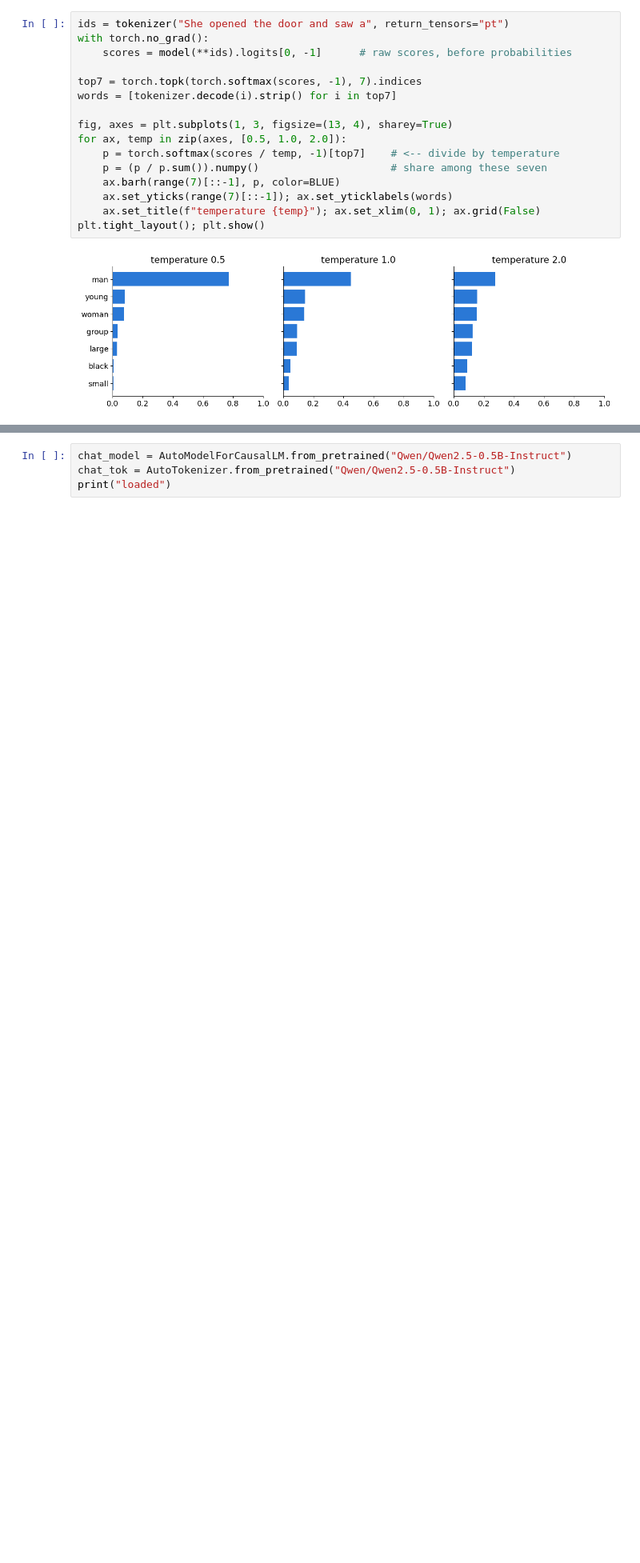
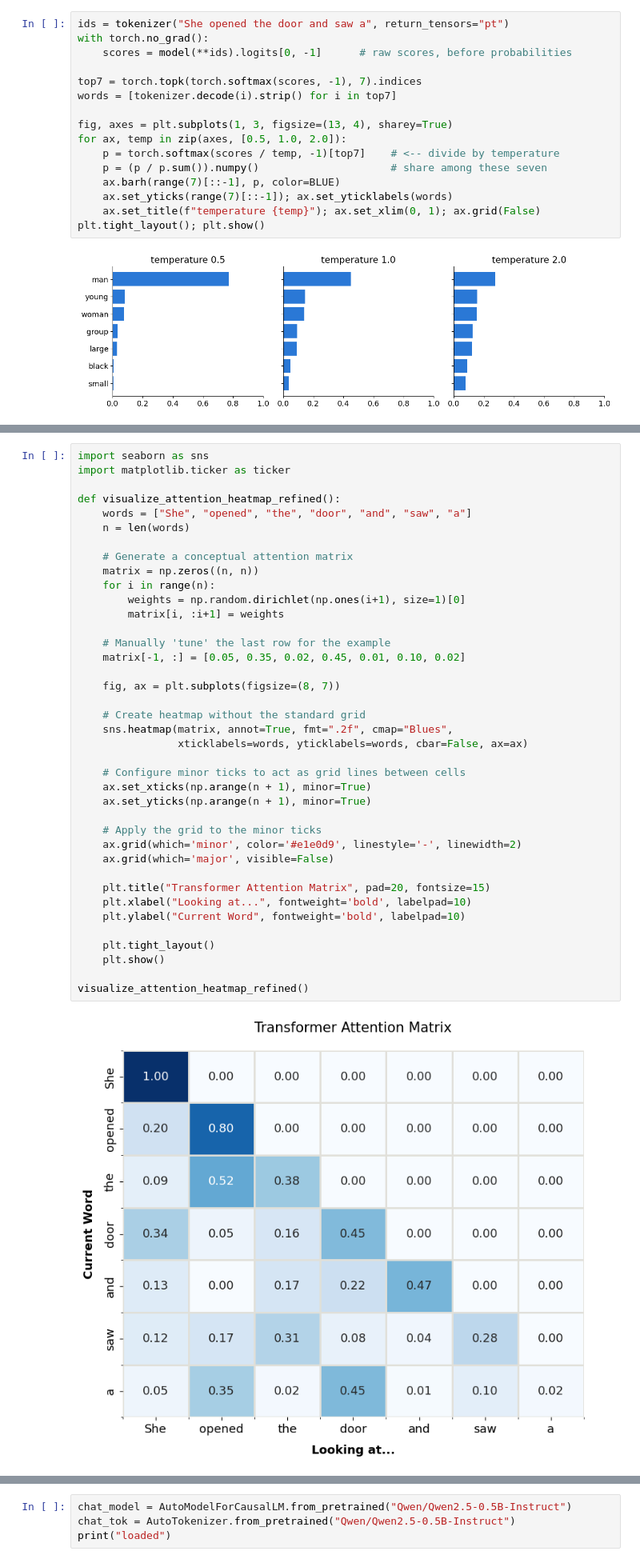
Before and after one commit to emcramer/psi-class-2026, a Jupyter notebook: code/notebook_3_llm.ipynb, the cells around one changed output, grey strips where cells are left out. Shown at 80% size. Cells and saved outputs as stored; diff of their text form; blank space fills up the shorter version.

```diff
--- a/code/notebook_3_llm.ipynb
+++ b/code/notebook_3_llm.ipynb
@@ -213,0 +275,41 @@ plt.tight_layout(); plt.show()
+# %%
+import seaborn as sns
+import matplotlib.ticker as ticker
+
+def visualize_attention_heatmap_refined():
+    words = ["She", "opened", "the", "door", "and", "saw", "a"]
+    n = len(words)
+
+    # Generate a conceptual attention matrix
+    matrix = np.zeros((n, n))
+    for i in range(n):
+        weights = np.random.dirichlet(np.ones(i+1), size=1)[0]
+        matrix[i, :i+1] = weights
+
+    # Manually 'tune' the last row for the example
+    matrix[-1, :] = [0.05, 0.35, 0.02, 0.45, 0.01, 0.10, 0.02]
+
+    fig, ax = plt.subplots(figsize=(8, 7))
+
+    # Create heatmap without the standard grid
+    sns.heatmap(matrix, annot=True, fmt=".2f", cmap="Blues",
+                xticklabels=words, yticklabels=words, cbar=False, ax=ax)
+
+    # Configure minor ticks to act as grid lines between cells
+    ax.set_xticks(np.arange(n + 1), minor=True)
+    ax.set_yticks(np.arange(n + 1), minor=True)
+
+    # Apply the grid to the minor ticks
+    ax.grid(which='minor', color='#e1e0d9', linestyle='-', linewidth=2)
+    ax.grid(which='major', visible=False)
+
+    plt.title("Transformer Attention Matrix", pad=20, fontsize=15)
+    plt.xlabel("Looking at...", fontweight='bold', labelpad=10)
+    plt.ylabel("Current Word", fontweight='bold', labelpad=10)
+
+    plt.tight_layout()
+    plt.show()
+
+visualize_attention_heatmap_refined()
+# %% [output]
+[figure, added]
```
Also changed, not shown: parts of 13 cells of this notebook.
